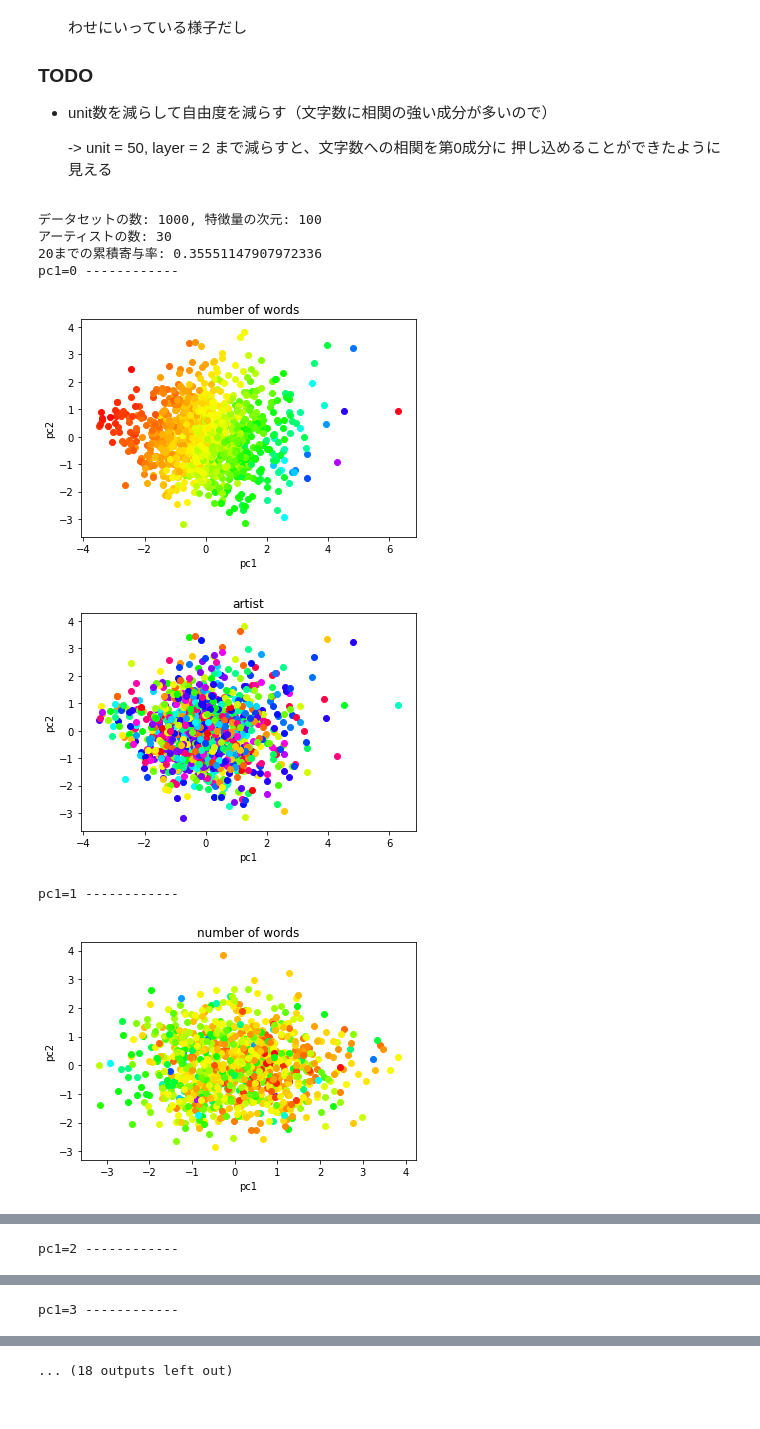
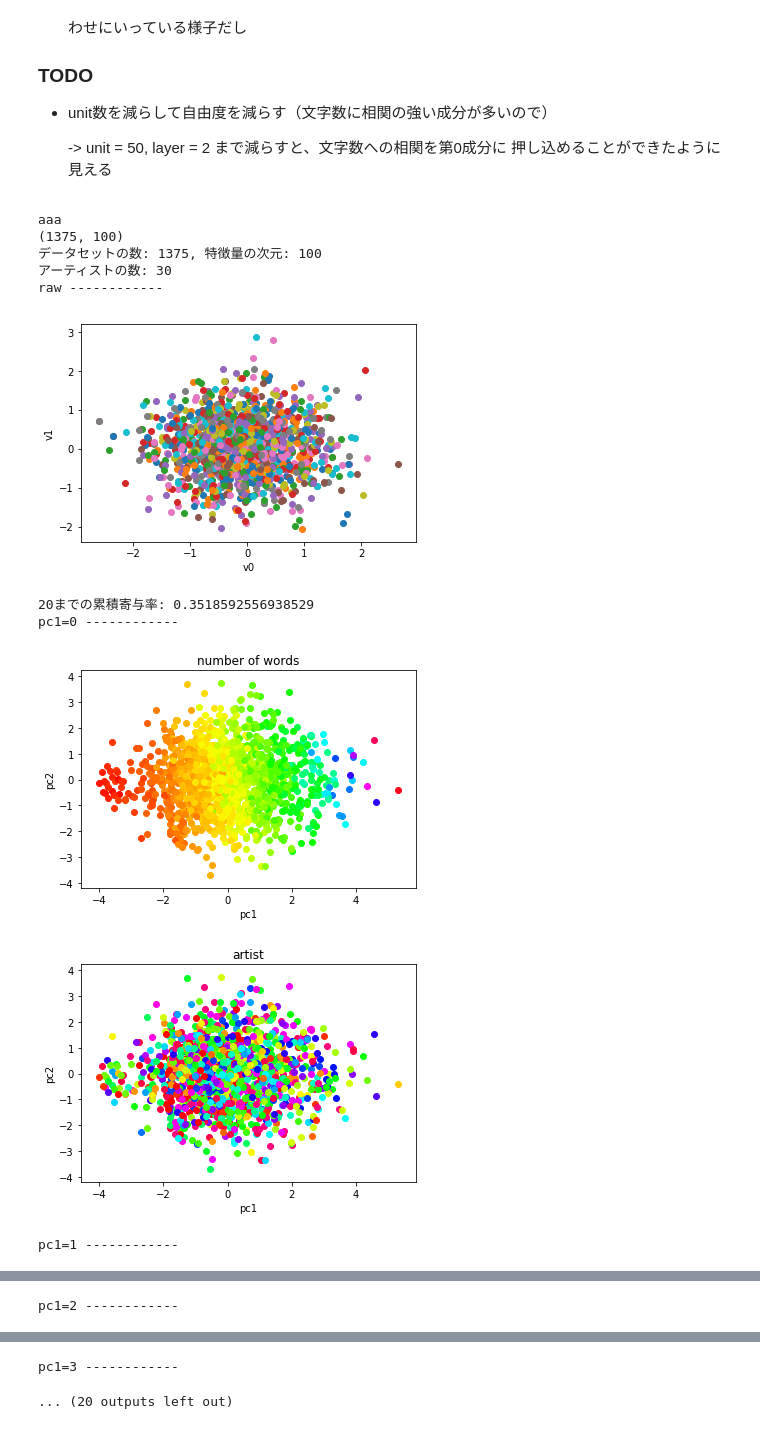
Before and after one commit to eggplant60/vae_lyrics, a Jupyter notebook: PCA_plot.ipynb, the cells around one changed output, grey strips where cells are left out. Cells and saved outputs as stored; diff of their text form; code cells hidden in the pictures.

```diff
--- a/PCA_plot.ipynb
+++ b/PCA_plot.ipynb
@@ -46,11 +20,19 @@ import numpy as np
     -> unit = 50, layer = 2 まで減らすと、文字数への相関を第0成分に
        押し込めることができたように見える
 # %%
+%matplotlib inline
+import matplotlib.pyplot as plt
+from sklearn import datasets
+from sklearn.decomposition import PCA
+import numpy as np
+
 import pickle
 import matplotlib.cm as cm
+print('aaa')
+
 
 n = 20
-pkl_file = 'result_0208_C041/vector.pkl'
+pkl_file = 'result_0209_C024/vector.pkl'
 cnt_file = 'data_utanet/test_cnt.txt'
 art_file = 'data_utanet/test_a.txt'
 
@@ -58,12 +40,14 @@ art_file = 'data_utanet/test_a.txt'
 with open(pkl_file, 'rb') as f:
     vectors = pickle.load(f)
 
+print(vectors.shape)
+
 print('データセットの数: {}, 特徴量の次元: {}'.\
       format(vectors.shape[0], vectors.shape[1]))
 
 # artist file の情報
 with open(art_file, 'r') as f:
-    art_list = [line.split('.')[0] for line in f.readlines()[:vectors.shape[0]]]
+    art_list = [line.strip() for line in f.readlines()[:vectors.shape[0]]]
     n_art = len(set(art_list))
 print('アーティストの数: {}'.format(n_art))
 
@@ -71,10 +55,15 @@ print('アーティストの数: {}'.format(n_art))
 with open(cnt_file, 'r') as f:
     cnt_list = [int(line) for line in f.readlines()[:vectors.shape[0]]]
 
-# # encoder のどのレイヤの h が重要か調べる
-# vs = np.split(np.array(vectors), 1, axis=1)
-# stds = [np.std(v) for v in vs]
-# print('レイヤごとの分散: {}'.format(stds))
+# 生の latent_vector がガウス分布に正規化されているか確認
+print('raw ------------')
+for v in vectors:
+    plt.scatter(v[0], v[1])
+    plt.title('')
+    plt.xlabel('v0')
+    plt.ylabel('v1')
+plt.show()
+
 
 # 主成分分析する
 pca = PCA(n_components=n)
@@ -87,37 +76,40 @@ pca_vectors = pca.fit_transform(vectors)
 print('{0}までの累積寄与率: {1}'.\
       format(n, sum(pca.explained_variance_ratio_)))
 
 # アーティストごとに色を指定する
 art_colors = {}
 for i, art in enumerate(set(art_list)):
     art_colors[art] = float(i/n_art)
 
 # 主成分をプロットする
 for pc1 in range(10):
     pc2 = pc1 + 1
     print('pc1={} ------------'.format(pc1))
 
     for v, c in zip(pca_vectors, cnt_list):
         plt.scatter(v[pc1], v[pc2],
                     color=cm.hsv(float(c/max(cnt_list))))
     plt.title('number of words')
     plt.xlabel('pc1')
     plt.ylabel('pc2')
     plt.show()
 
     for v, c in zip(pca_vectors, art_list):
         plt.scatter(v[pc1], v[pc2],
                     color=cm.hsv(art_colors[c]))
     plt.title('artist')
     plt.xlabel('pc1')
     plt.ylabel('pc2')
     plt.show()
 # %% [output]
-データセットの数: 1000, 特徴量の次元: 100
+aaa
+(1375, 100)
+データセットの数: 1375, 特徴量の次元: 100
 アーティストの数: 30
-20までの累積寄与率: 0.35551147907972336
-pc1=0 ------------
+raw ------------
-[figure, old version]
+[figure, new version]
+20までの累積寄与率: 0.3518592556938529
+pc1=0 ------------
-[figure, old version]
+[figure, new version]
-pc1=1 ------------
-[figure, old version]
+[figure, new version]
+pc1=1 ------------
@@ -125 +116,0 @@ pc1=1 ------------
-pc1=2 ------------
@@ -126,0 +118 @@ pc1=2 ------------
+pc1=2 ------------
@@ -128 +119,0 @@ pc1=2 ------------
-pc1=3 ------------
@@ -131 +121,2 @@ pc1=3 ------------
-... (18 outputs left out)
+pc1=3 ------------
+... (20 outputs left out)
```
Also changed, not shown: parts of 3 cells of this notebook, 10 other files.
